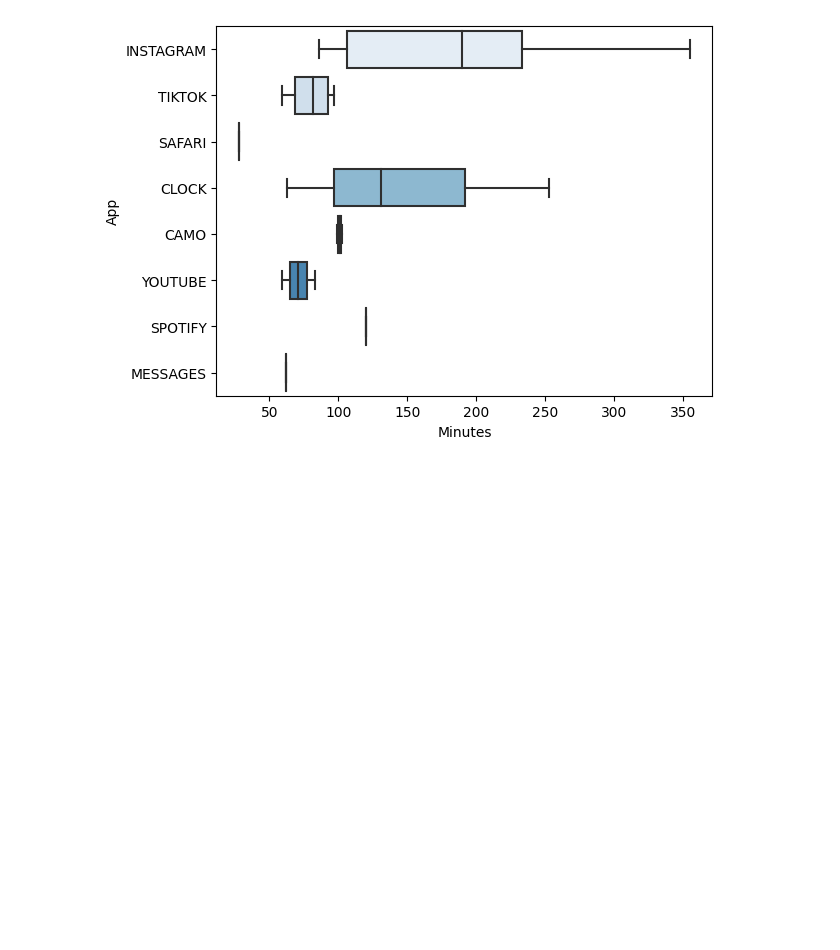
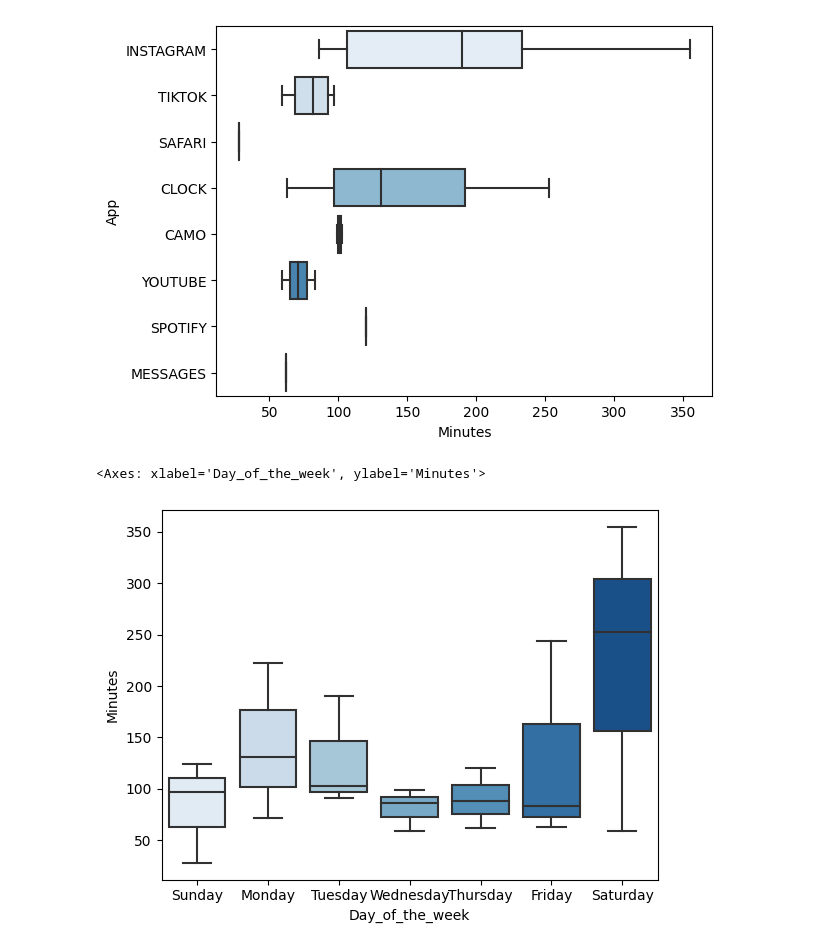
Before and after one commit to kennethayson/Skyline-Math-200, a Jupyter notebook: Screen_Time_Project.ipynb, the cells around one changed output. Drawn from its saved outputs; the diff is of its cells as text; code cells hidden in the pictures; blank space fills up the shorter version.

```diff
--- a/Screen_Time_Project.ipynb
+++ b/Screen_Time_Project.ipynb
@@ -25,3 +25,8 @@ sns.boxplot(x = 'Minutes' , y = 'App', data = screen_df,  palette="Blues")
 # %% [output]
 <Axes: xlabel='Minutes', ylabel='App'>
 [figure]
+# %%
+sns.boxplot(x = 'Day_of_the_week' , y = 'Minutes', data = screen_df,  palette="Blues")
+# %% [output]
+<Axes: xlabel='Day_of_the_week', ylabel='Minutes'>
+[figure, added]
```
Also changed, not shown: parts of 3 cells of this notebook.
